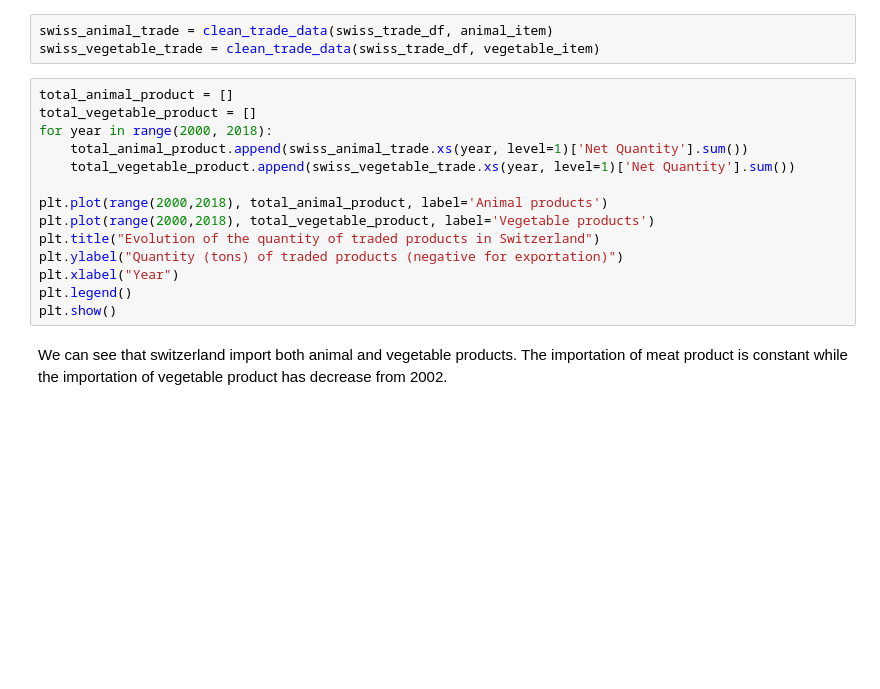
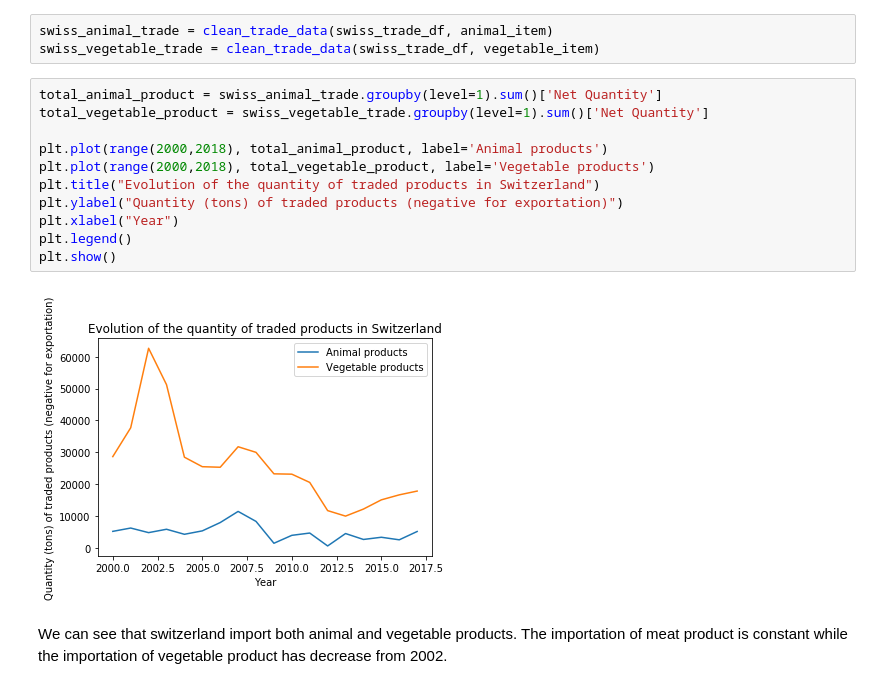
Before and after one commit to Lambo97/ADAProject, a Jupyter notebook: src/Milestone2.ipynb, the cells around one changed output. Saved outputs shown, nothing was run; the diff lists cells and outputs as text; blank space fills up the shorter version.

```diff
--- a/src/Milestone2.ipynb
+++ b/src/Milestone2.ipynb
@@ -567,19 +623,18 @@ swiss_trade_df = swiss_trade_df.rename(columns={'Partner Countries': 'Country'})
 swiss_animal_trade = clean_trade_data(swiss_trade_df, animal_item)
 swiss_vegetable_trade = clean_trade_data(swiss_trade_df, vegetable_item)
 # %%
-total_animal_product = []
-total_vegetable_product = []
-for year in range(2000, 2018):
-    total_animal_product.append(swiss_animal_trade.xs(year, level=1)['Net Quantity'].sum())
-    total_vegetable_product.append(swiss_vegetable_trade.xs(year, level=1)['Net Quantity'].sum())
+total_animal_product = swiss_animal_trade.groupby(level=1).sum()['Net Quantity']
+total_vegetable_product = swiss_vegetable_trade.groupby(level=1).sum()['Net Quantity']
 
 plt.plot(range(2000,2018), total_animal_product, label='Animal products')
 plt.plot(range(2000,2018), total_vegetable_product, label='Vegetable products')
 plt.title("Evolution of the quantity of traded products in Switzerland")
 plt.ylabel("Quantity (tons) of traded products (negative for exportation)")
 plt.xlabel("Year")
 plt.legend()
 plt.show()
+# %% [output]
+[figure, added]
 # %% [markdown]
 We can see that switzerland import both animal and vegetable products. The importation of meat product is constant while the importation of vegetable product has decrease from 2002.
 # %% [markdown]
```
Also changed, not shown: parts of 21 cells of this notebook.
